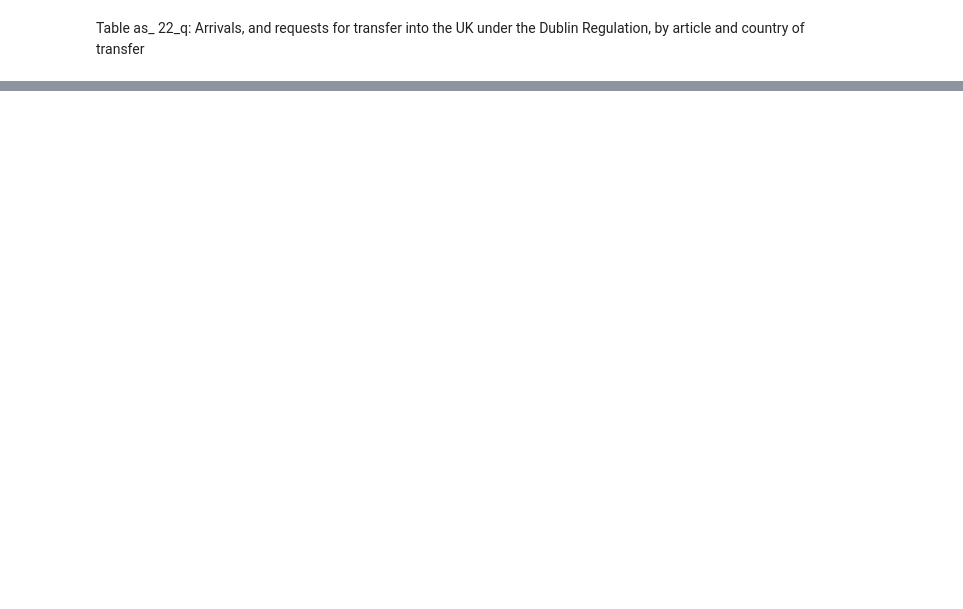
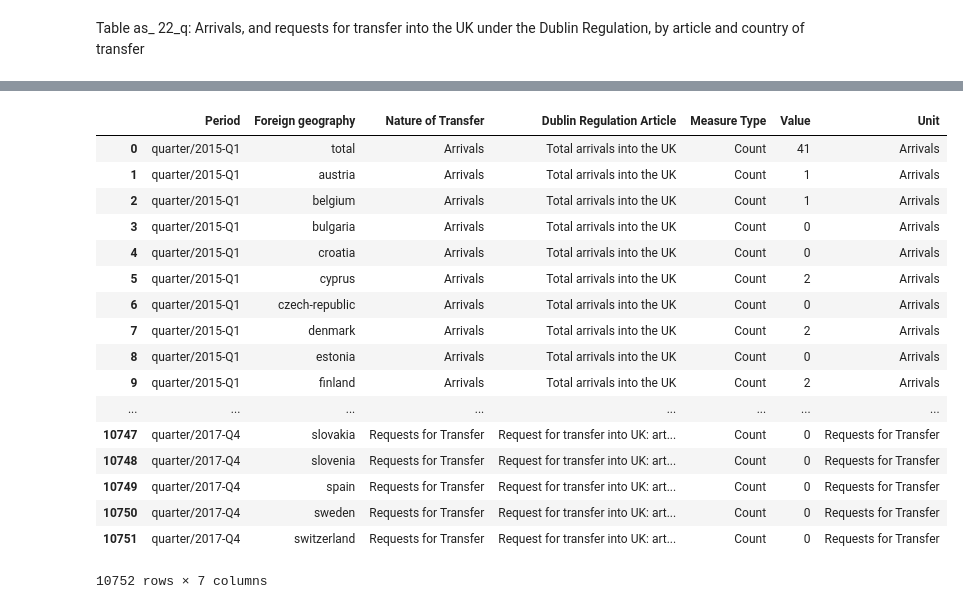
Before and after one commit to GSS-Cogs/HO-asylum, a Jupyter notebook: Arrivals under Dublin regulations(As_22_q).ipynb, the cells around one changed output, grey strips where cells are left out. Saved outputs shown, nothing was run; the diff lists cells and outputs as text; code cells hidden in the pictures; blank space fills up the shorter version.

```diff
--- a/Arrivals under Dublin regulations(As_22_q).ipynb
+++ b/Arrivals under Dublin regulations(As_22_q).ipynb
@@ -182,0 +68,21 @@ dtype: object
+# %%
+Final_table.rename(columns={'Quarter': 'Period'}, inplace=True)
+Final_table['Period'] = Final_table['Period'].astype(str)
+Final_table = Final_table[Final_table['Period'] != '']
+Final_table['Period'] = 'quarter/' + Final_table['Period'].map(lambda cell: cell.replace(' ','-'))
+# %%
+Final_table['Country Transferred'] = Final_table['Country Transferred from '].str.lstrip('*')
+# %%
+import urllib.request as request
+import csv
+import io
+import requests
+r = request.urlopen('https://raw.githubusercontent.com/ONS-OpenData/ref_migration/master/codelists/ho-country-of-nationality.csv').read().decode('utf8').split("\n")
+reader = csv.reader(r)
+url="https://raw.githubusercontent.com/ONS-OpenData/ref_migration/master/codelists/ho-country-of-nationality.csv"
+s=requests.get(url).content
+c=pd.read_csv(io.StringIO(s.decode('utf-8')))
+Final_table = pd.merge(Final_table, c, how = 'left', left_on = 'Country Transferred', right_on = 'Label')
+Final_table.columns = ['Foreign geography' if x=='Notation' else x for x in Final_table.columns]
+# %%
+Final_table = Final_table[['Period','Foreign geography','Nature of Transfer','Dublin Regulation Article','Measure Type','Value','Unit']]
@@ -182,0 +94,21 @@ dtype: object
+# %%
+Final_table
+# %% [output]
+|  | Period | Foreign geography | Nature of Transfer | Dublin Regulation Article | Measure Type | Value | Unit |
+| 0 | quarter/2015-Q1 | total | Arrivals | Total arrivals into the UK | Count | 41 | Arrivals |
+| 1 | quarter/2015-Q1 | austria | Arrivals | Total arrivals into the UK | Count | 1 | Arrivals |
+| 2 | quarter/2015-Q1 | belgium | Arrivals | Total arrivals into the UK | Count | 1 | Arrivals |
+| 3 | quarter/2015-Q1 | bulgaria | Arrivals | Total arrivals into the UK | Count | 0 | Arrivals |
+| 4 | quarter/2015-Q1 | croatia | Arrivals | Total arrivals into the UK | Count | 0 | Arrivals |
+| 5 | quarter/2015-Q1 | cyprus | Arrivals | Total arrivals into the UK | Count | 2 | Arrivals |
+| 6 | quarter/2015-Q1 | czech-republic | Arrivals | Total arrivals into the UK | Count | 0 | Arrivals |
+| 7 | quarter/2015-Q1 | denmark | Arrivals | Total arrivals into the UK | Count | 2 | Arrivals |
+| 8 | quarter/2015-Q1 | estonia | Arrivals | Total arrivals into the UK | Count | 0 | Arrivals |
+| 9 | quarter/2015-Q1 | finland | Arrivals | Total arrivals into the UK | Count | 2 | Arrivals |
+| ... | ... | ... | ... | ... | ... | ... | ... |
+| 10747 | quarter/2017-Q4 | slovakia | Requests for Transfer | Request for transfer into UK: art... | Count | 0 | Requests for Transfer |
+| 10748 | quarter/2017-Q4 | slovenia | Requests for Transfer | Request for transfer into UK: art... | Count | 0 | Requests for Transfer |
+| 10749 | quarter/2017-Q4 | spain | Requests for Transfer | Request for transfer into UK: art... | Count | 0 | Requests for Transfer |
+| 10750 | quarter/2017-Q4 | sweden | Requests for Transfer | Request for transfer into UK: art... | Count | 0 | Requests for Transfer |
+| 10751 | quarter/2017-Q4 | switzerland | Requests for Transfer | Request for transfer into UK: art... | Count | 0 | Requests for Transfer |
+10752 rows × 7 columns
```
Also changed, not shown: parts of 33 cells of this notebook, 3 other files.
